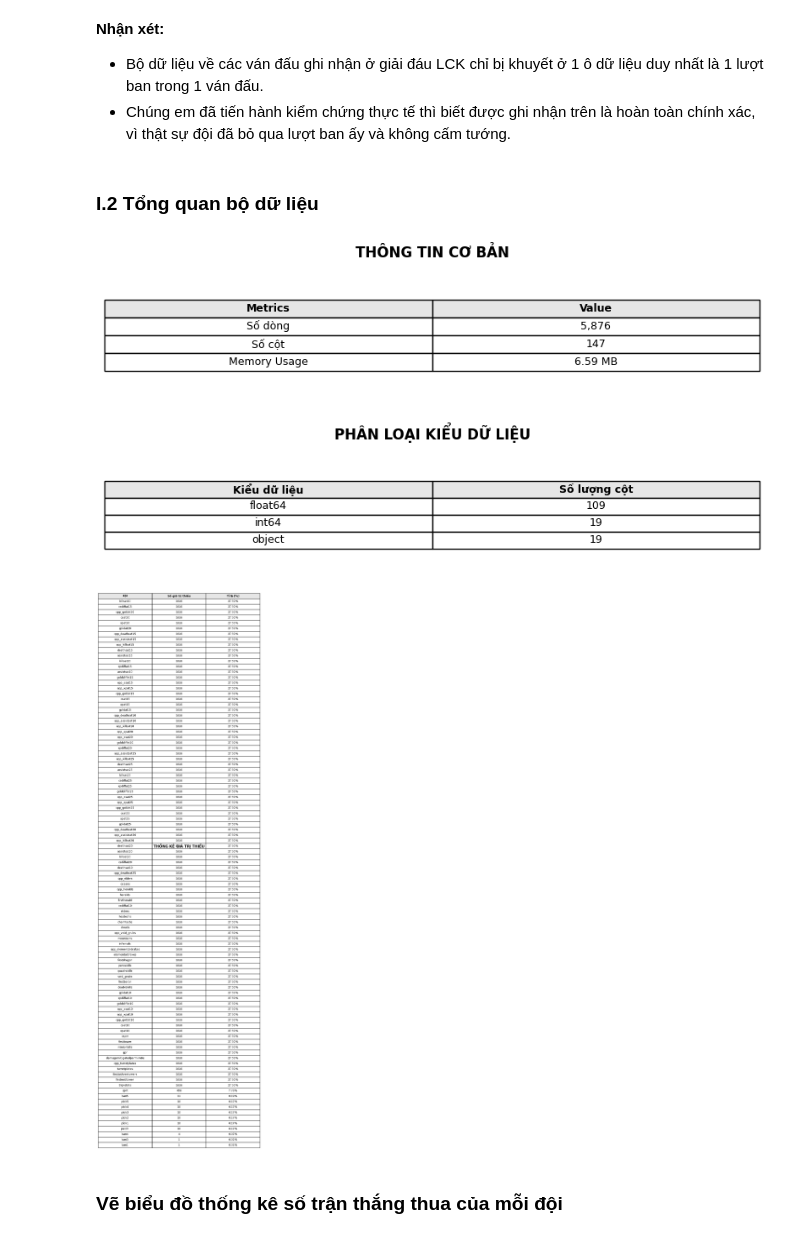
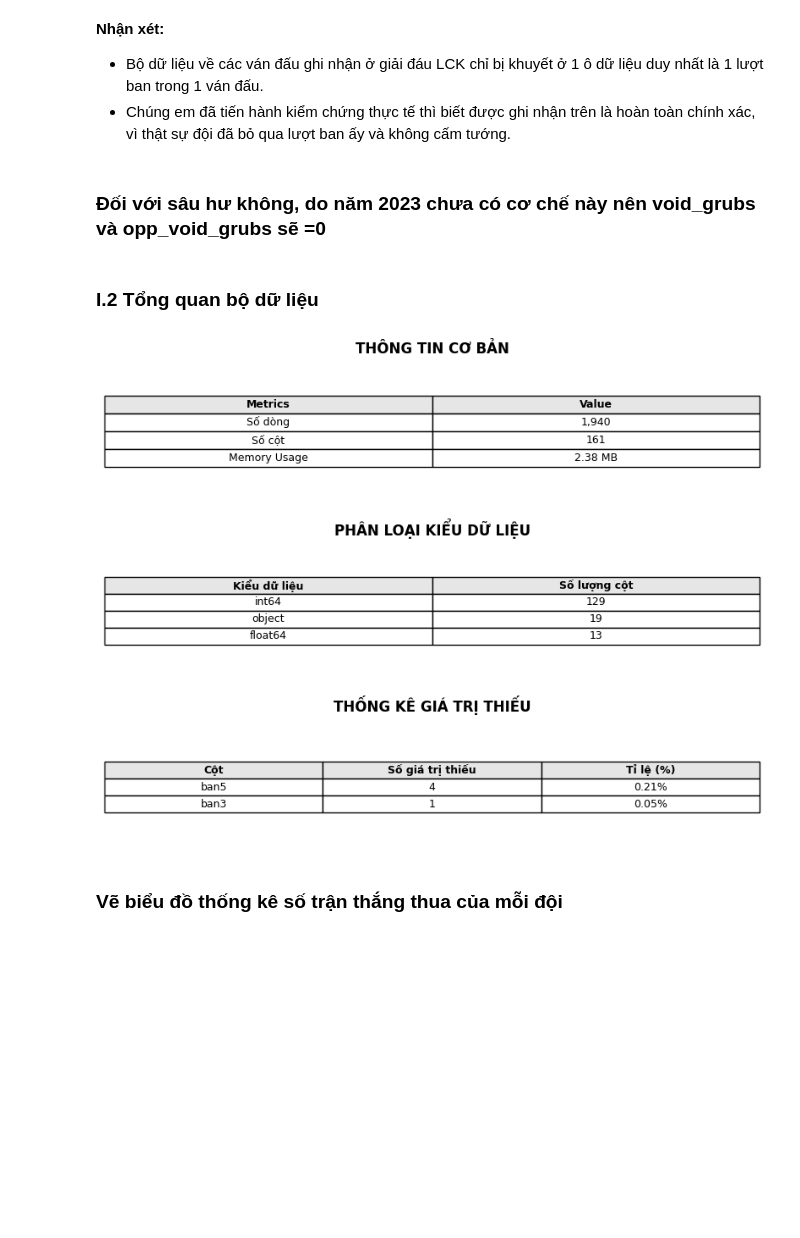
Before and after one commit to EldlichLord2004/DS102_P13_CNVN, a Jupyter notebook: Source/DS102-P13 - Group-7.ipynb, the cells around one changed output. Cells and saved outputs as stored; diff of their text form; code cells hidden in the pictures; blank space fills up the shorter version.

```diff
--- a/Source/DS102-P13 - Group-7.ipynb
+++ b/Source/DS102-P13 - Group-7.ipynb
@@ -34,7 +34,7 @@ pd.set_option('display.max_colwidth', None)    # Show full content in each cell
 ## I. Nạp vào và thống kê tổng quan bộ dữ liệu
 # %%
 #Đọc bộ dữ liệu
-df = pd.read_csv('../Data/Team_stats_Tournamennts.csv')
+df = pd.read_csv('/Data/Team_stats_Tournamennts.csv')
 df.head(2)
 # %% [output]
 |  | gameid | datacompleteness | league | year | split | playoffs | date | game | patch | ... |
@@ -115,3 +122,5 @@ dtype: float64
 **Nhận xét:**
 - Bộ dữ liệu về các ván đấu ghi nhận ở giải đáu LCK chỉ bị khuyết ở 1 ô dữ liệu duy nhất là 1 lượt ban trong 1 ván đấu.
 - Chúng em đã tiến hành kiểm chứng thực tế thì biết được ghi nhận trên là hoàn toàn chính xác, vì thật sự đội đã bỏ qua lượt ban ấy và không cấm tướng.
+# %% [markdown]
+### Đối với sâu hư không, do năm 2023 chưa có cơ chế này nên void_grubs và opp_void_grubs sẽ =0
@@ -205,35 +217,35 @@ def analyze_dataset(df):
                     facecolor='white')
 
     # Xuất ra Excel
     def table_to_dataframe(table):
         return pd.DataFrame(table._rows, columns=table.field_names)
 
     with pd.ExcelWriter("../Data/data_analysis.xlsx") as writer:
         table_to_dataframe(basic_info).to_excel(
             writer,
             sheet_name="Thông tin cơ bản",
             index=False
         )
 
         table_to_dataframe(dtype_info).to_excel(
             writer,
             sheet_name="Phân loại kiểu dữ liệu",
             index=False
         )
 
         table_to_dataframe(missing_info).to_excel(
             writer,
             sheet_name="Thống kê giá trị thiếu",
             index=False
         )
 
 # Sử dụng hàm
-df=pd.read_csv("../Data/All_Tournament.csv")
+df=pd.read_csv("/Data/LCK_Tournament.csv")
 analyze_dataset(df)
 # %% [output]
 [figure]
 [figure]
-[figure, old version]
+[figure, new version]
 # %% [markdown]
 ### Vẽ biểu đồ thống kê số trận thắng thua của mỗi đội
 # %%
```
Also changed, not shown: parts of 12 cells of this notebook.
